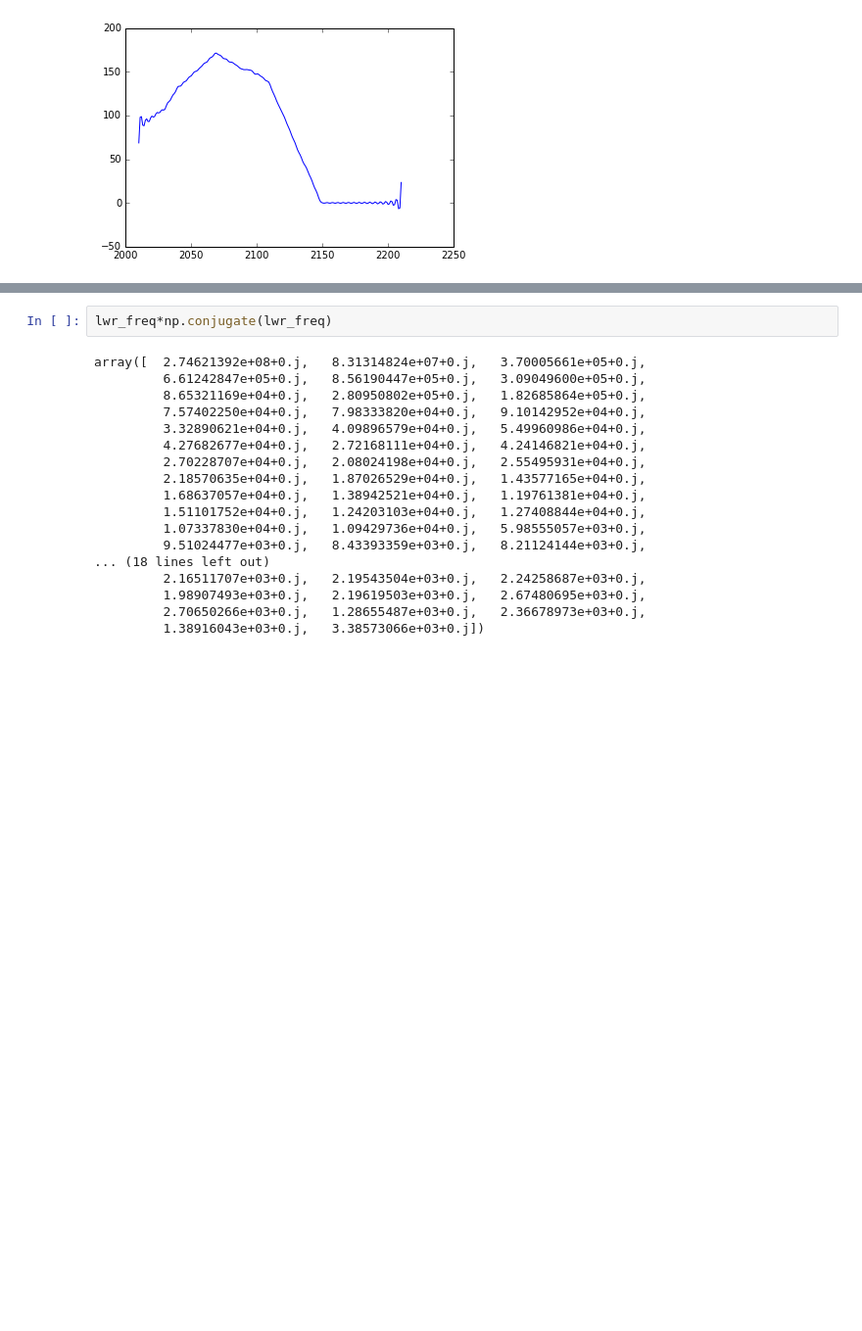
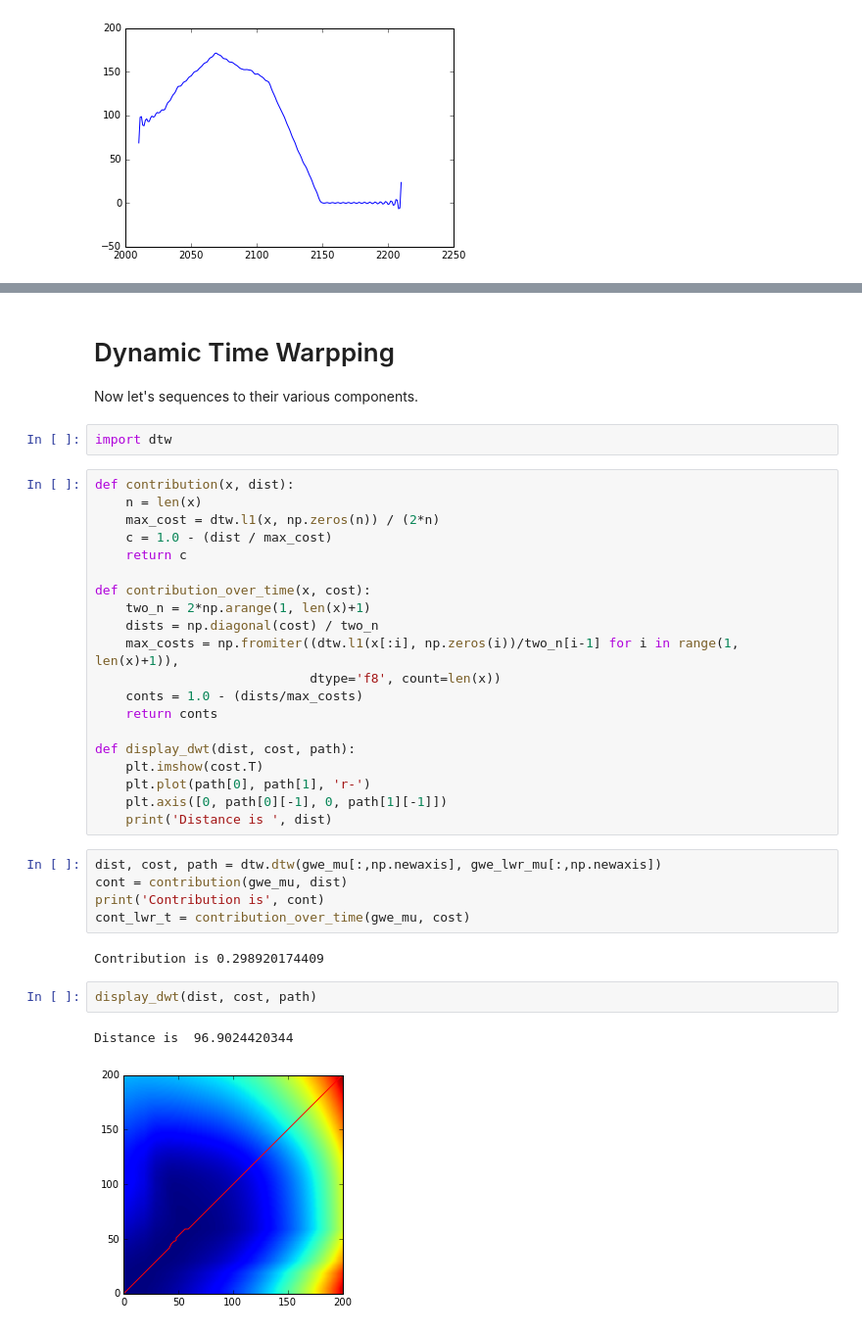
Before and after one commit to scopatz/fc-bench-method, a Jupyter notebook: methodology.ipynb, the cells around one changed output, grey strips where cells are left out. Shown: that part at 98% size. Saved outputs shown, nothing was run; the diff lists cells and outputs as text; blank space fills up the shorter version.

```diff
--- a/methodology.ipynb
+++ b/methodology.ipynb
@@ -185,20 +181,38 @@ len(low_pass)
-# %%
-lwr_freq*np.conjugate(lwr_freq)
-# %% [output]
-array([  2.74621392e+08+0.j,   8.31314824e+07+0.j,   3.70005661e+05+0.j,
-         6.61242847e+05+0.j,   8.56190447e+05+0.j,   3.09049600e+05+0.j,
-         8.65321169e+04+0.j,   2.80950802e+05+0.j,   1.82685864e+05+0.j,
-         7.57402250e+04+0.j,   7.98333820e+04+0.j,   9.10142952e+04+0.j,
-         3.32890621e+04+0.j,   4.09896579e+04+0.j,   5.49960986e+04+0.j,
-         4.27682677e+04+0.j,   2.72168111e+04+0.j,   4.24146821e+04+0.j,
-         2.70228707e+04+0.j,   2.08024198e+04+0.j,   2.55495931e+04+0.j,
-         2.18570635e+04+0.j,   1.87026529e+04+0.j,   1.43577165e+04+0.j,
-         1.68637057e+04+0.j,   1.38942521e+04+0.j,   1.19761381e+04+0.j,
-         1.51101752e+04+0.j,   1.24203103e+04+0.j,   1.27408844e+04+0.j,
-         1.07337830e+04+0.j,   1.09429736e+04+0.j,   5.98555057e+03+0.j,
-         9.51024477e+03+0.j,   8.43393359e+03+0.j,   8.21124144e+03+0.j,
-... (18 lines left out)
-         2.16511707e+03+0.j,   2.19543504e+03+0.j,   2.24258687e+03+0.j,
-         1.98907493e+03+0.j,   2.19619503e+03+0.j,   2.67480695e+03+0.j,
-         2.70650266e+03+0.j,   1.28655487e+03+0.j,   2.36678973e+03+0.j,
-         1.38916043e+03+0.j,   3.38573066e+03+0.j])
+# %% [markdown]
+Dynamic Time Warpping
+============
+Now let's sequences to their various components.
+# %%
+import dtw
+# %%
+def contribution(x, dist):
+    n = len(x)
+    max_cost = dtw.l1(x, np.zeros(n)) / (2*n)
+    c = 1.0 - (dist / max_cost)
+    return c
+
+def contribution_over_time(x, cost):
+    two_n = 2*np.arange(1, len(x)+1)
+    dists = np.diagonal(cost) / two_n
+    max_costs = np.fromiter((dtw.l1(x[:i], np.zeros(i))/two_n[i-1] for i in range(1, len(x)+1)),
+                            dtype='f8', count=len(x))
+    conts = 1.0 - (dists/max_costs)
+    return conts
+
+def display_dwt(dist, cost, path):
+    plt.imshow(cost.T)
+    plt.plot(path[0], path[1], 'r-')
+    plt.axis([0, path[0][-1], 0, path[1][-1]])
+    print('Distance is ', dist)
+# %%
+dist, cost, path = dtw.dtw(gwe_mu[:,np.newaxis], gwe_lwr_mu[:,np.newaxis])
+cont = contribution(gwe_mu, dist)
+print('Contribution is', cont)
+cont_lwr_t = contribution_over_time(gwe_mu, cost)
+# %% [output]
+Contribution is 0.298920174409
+# %%
+display_dwt(dist, cost, path)
+# %% [output]
+Distance is  96.9024420344
+[figure, added]
```
Also changed, not shown: parts of 6 cells of this notebook, 1 other file.
